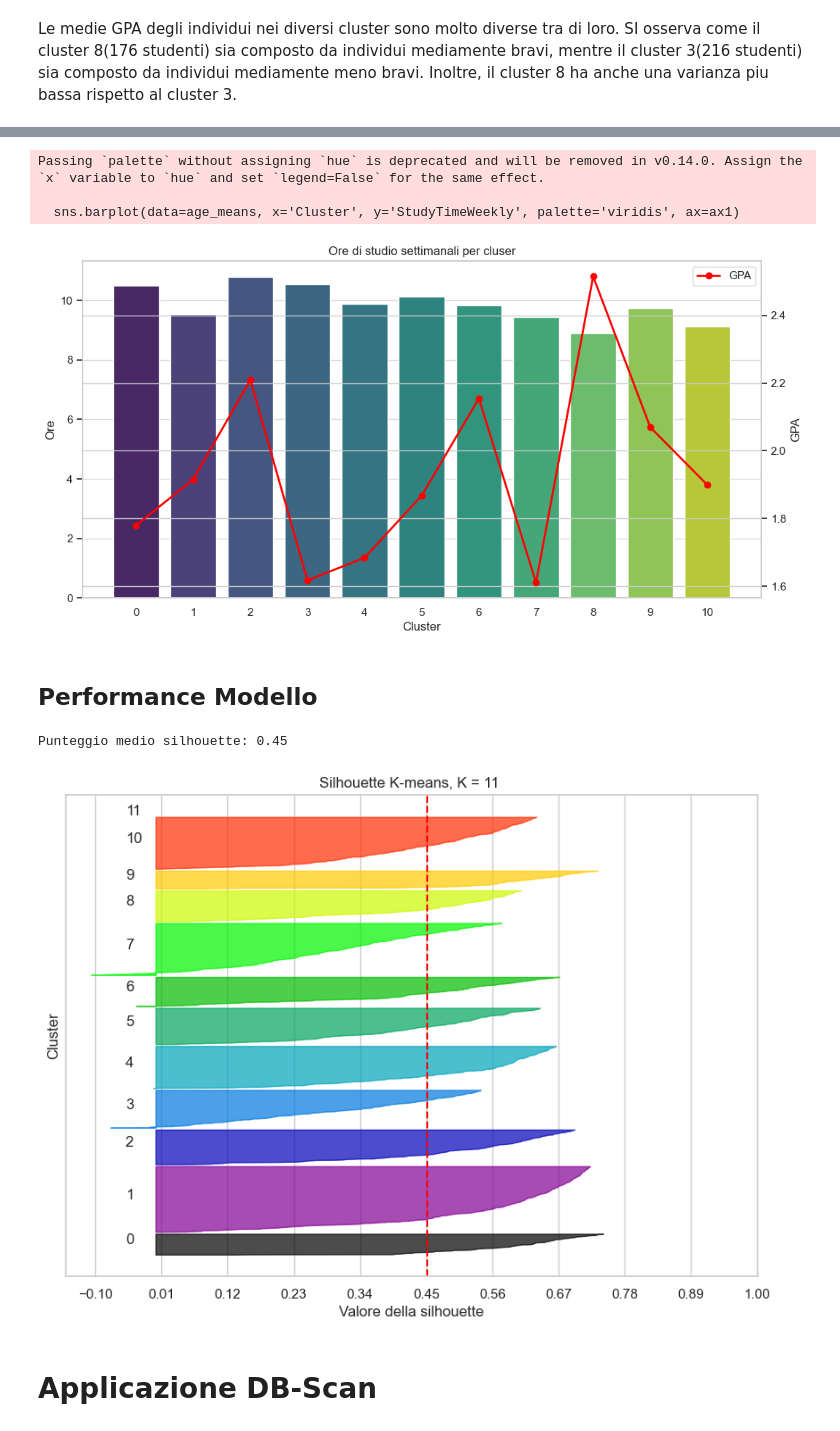
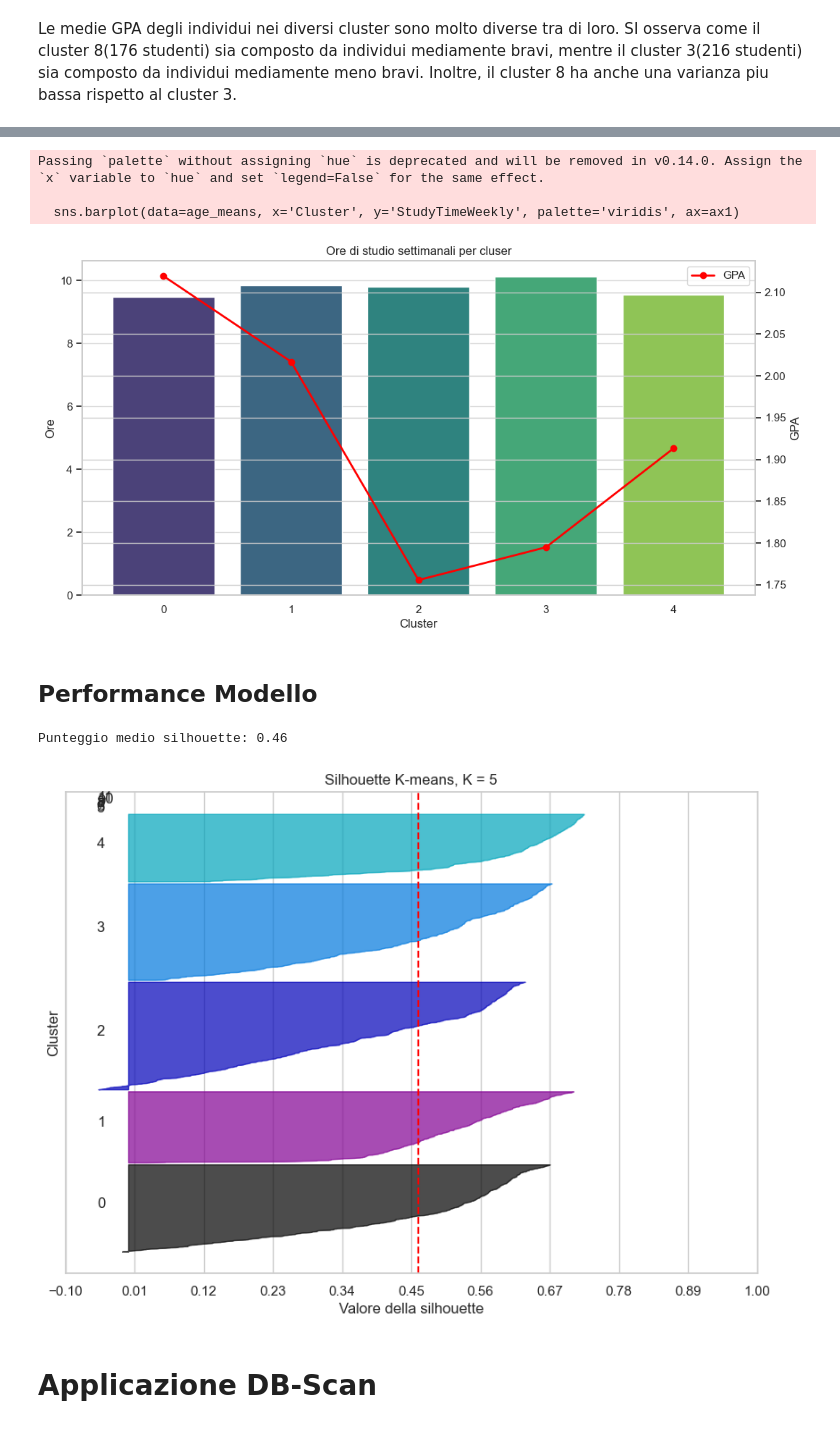
Before and after one commit to Giansimone-Coccia/Student_Performance_Analysis, a Jupyter notebook: Clusterizzazione.ipynb, the cells around one changed output, grey strips where cells are left out. Saved outputs shown, nothing was run; the diff lists cells and outputs as text; code cells hidden in the pictures.

```diff
--- a/Clusterizzazione.ipynb
+++ b/Clusterizzazione.ipynb
@@ -48,17 +48,7 @@ from sklearn.cluster import KMeans
 wcss = []
 
 # Iteriamo per un range di valori di k
-for k in range(1, 41):
+for k in range(1, 20):
     kmeans = KMeans(n_clusters=k, init='k-means++', max_iter=30000, n_init=1000, random_state=42)
     kmeans.fit(df_scaled_2d_tsne)
     wcss.append(kmeans.inertia_)
-
-# Grafico del metodo di Elbow
-plt.figure(figsize=(10, 6))
-plt.plot(range(1, 41), wcss, marker='o', linestyle='--')
-plt.title('Metodo di Elbow')
-plt.xlabel('Numero di Cluster')
-plt.ylabel('WCSS (Within-Cluster Sum of Squares)')
-plt.xticks(range(1, 41))
-plt.grid(True)
-plt.show()
@@ -84,8 +84,8 @@ plt.show()
 # %%
 from sklearn.cluster import KMeans
 
-# Impostiamo il numero di cluster, ad esempio, 5 (puoi cambiarlo in base alla tua analisi)
-kmeans = KMeans(n_clusters=11, init='k-means++', max_iter=30000, n_init=1000, random_state=42)
+# Impostiamo il numero di cluster, ad esempio, 5
+kmeans = KMeans(n_clusters=5, init='k-means++', max_iter=30000, n_init=1000, random_state=42)
 
 # Fitting del modello
 kmeans.fit(df_scaled_2d_tsne)
@@ -341,7 +329,7 @@ plt.show()
 Passing `palette` without assigning `hue` is deprecated and will be removed in v0.14.0. Assign the `x` variable to `hue` and set `legend=False` for the same effect.
 
   sns.barplot(data=age_means, x='Cluster', y='StudyTimeWeekly', palette='viridis', ax=ax1)
-[figure, old version]
+[figure, new version]
 # %% [markdown]
 ## Performance Modello
 # %%
@@ -358,36 +346,36 @@ sample_silhouette_values = silhouette_samples(df_scaled_2d_tsne, df['Cluster'])
 
 fig, ax = plt.subplots(1, 1, figsize=(10, 7))
 y_lower = 10  # Spaziatura iniziale tra i cluster
 
 for i in range(12):  # Assumendo 12 cluster
     # Raccolta dei valori di silhouette per il cluster i
     ith_cluster_silhouette_values = sample_silhouette_values[df['Cluster'] == i]
     ith_cluster_silhouette_values.sort()
 
     size_cluster_i = ith_cluster_silhouette_values.shape[0]
     y_upper = y_lower + size_cluster_i
 
     color = plt.cm.nipy_spectral(float(i) / 12)
     ax.fill_betweenx(np.arange(y_lower, y_upper), 0, ith_cluster_silhouette_values, facecolor=color, edgecolor=color, alpha=0.7)
 
     # Etichetta per ciascun cluster
     ax.text(-0.05, y_lower + 0.5 * size_cluster_i, str(i))
 
     y_lower = y_upper + 10  # 10 per spaziatura tra i plot
 
-ax.set_title("Silhouette K-means, K = 11 ")
+ax.set_title("Silhouette K-means, K = 5")
 ax.set_xlabel("Valore della silhouette")
 ax.set_ylabel("Cluster")
 
 # Tracciare la linea media della silhouette
 ax.axvline(x=silhouette_avg, color="red", linestyle="--")
 
 ax.set_yticks([])  # Rimozione delle etichette sull'asse Y
 ax.set_xticks(np.linspace(-0.1, 1.0, 11))
 plt.show()
 # %% [output]
-Punteggio medio silhouette: 0.45
+Punteggio medio silhouette: 0.46
-[figure, old version]
+[figure, new version]
 # %% [markdown]
 # Applicazione DB-Scan
 # %%
```
Also changed, not shown: parts of 13 cells of this notebook.
